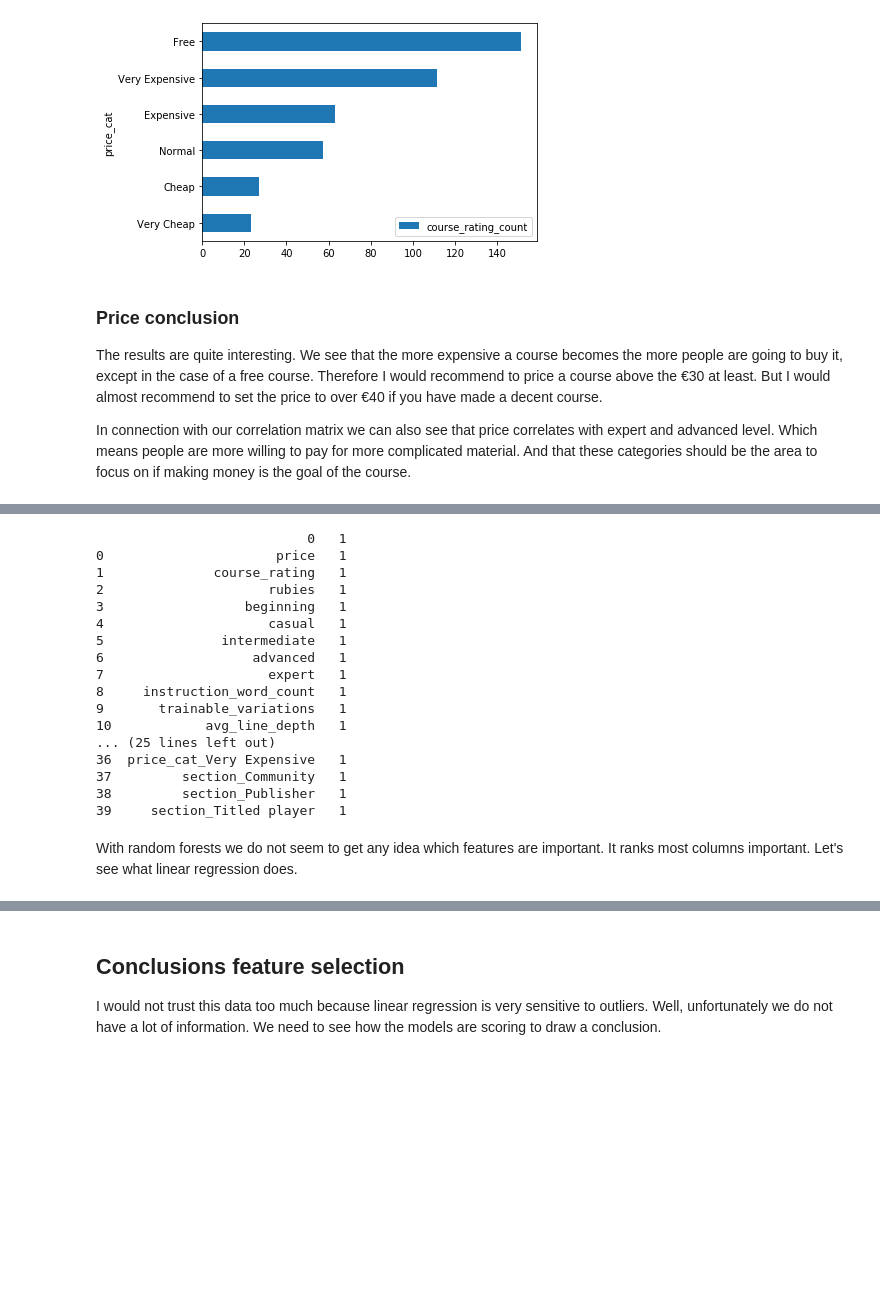
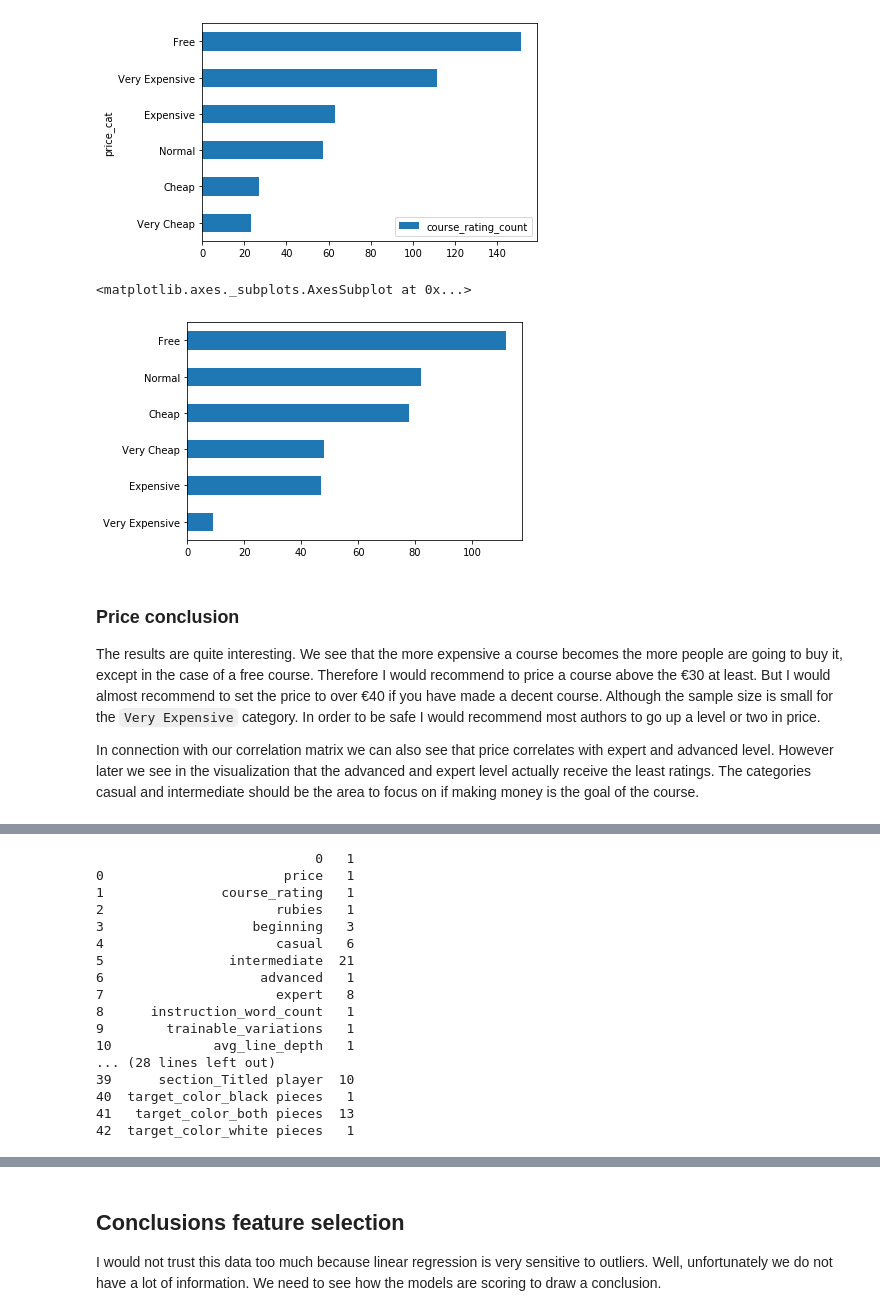
Before and after one commit to ChessNomad/chessable-courses, a Jupyter notebook: Scoring well on chessable.com.ipynb, the cells around one changed output, grey strips where cells are left out. Cells and saved outputs as stored; diff of their text form; code cells hidden in the pictures; blank space fills up the shorter version.

```diff
--- a/Scoring well on chessable.com.ipynb
+++ b/Scoring well on chessable.com.ipynb
@@ -253,11 +292,16 @@ Very Expensive           111.222222
 Free                     151.357143
 <matplotlib.axes._subplots.AxesSubplot at 0x...>
 [figure]
+# %%
+chessable.price_cat.value_counts().sort_values().plot.barh() #This counts the amount of courses
+# %% [output]
+<matplotlib.axes._subplots.AxesSubplot at 0x...>
+[figure, added]
 # %% [markdown]
 ### Price conclusion
-The results are quite interesting. We see that the more expensive a course becomes the more people are going to buy it, except in the case of a free course. Therefore I would recommend to price a course above the €30 at least. But I would almost recommend to set the price to over €40 if you have made a decent course.
+The results are quite interesting. We see that the more expensive a course becomes the more people are going to buy it, except in the case of a free course. Therefore I would recommend to price a course above the €30 at least. But I would almost recommend to set the price to over €40 if you have made a decent course. Although the sample size is small for the `Very Expensive` category. In order to be safe I would recommend most authors to go up a level or two in price.
 
-In connection with our correlation matrix we can also see that price correlates with expert and advanced level. Which means people are more willing to pay for more complicated material. And that these categories should be the area to focus on if making money is the goal of the course.
+In connection with our correlation matrix we can also see that price correlates with expert and advanced level. However later we see in the visualization that the advanced and expert level actually receive the least ratings. The categories casual and intermediate should be the area to focus on if making money is the goal of the course.
 # %% [markdown]
 ## Recursive feature elimination
 Right now it is time to use a decision tree model to select the features which are the most useful for predicting the course_rating_count. There will be a lot happening under the hood of the RFECV function. Basically it will train a few models and select the columns which give the most information gain.
@@ -291,7 +336,10 @@ from sklearn.feature_selection import RFECV
 from sklearn.ensemble import RandomForestRegressor
 from sklearn import preprocessing
 
-#Splitting in a train and target
+#shuffling the dataframe a bit
+chessable = chessable.sample(frac=1).reset_index(drop=True)
+
+#Splitting in a feature and target
 final = final.dropna(axis=1).select_dtypes(include=np.number)
 target = chessable['course_rating_count']
 final = final.drop('course_rating_count', axis=1)
@@ -308,23 +356,20 @@ selector.fit(final, target)
 
 print(pd.concat([pd.Series(final.columns), pd.Series(selector.ranking_)],axis=1)) #This creates an inclusion score. 1 is inclusion.
 # %% [output]
-                           0   1
-0                      price   1
-1              course_rating   1
-2                     rubies   1
-3                  beginning   1
-4                     casual   1
-5               intermediate   1
-6                   advanced   1
-7                     expert   1
-8     instruction_word_count   1
-9       trainable_variations   1
-10            avg_line_depth   1
-... (25 lines left out)
-36  price_cat_Very Expensive   1
-37         section_Community   1
-38         section_Publisher   1
-39     section_Titled player   1
+                            0   1
+0                       price   1
+1               course_rating   1
+2                      rubies   1
+3                   beginning   3
+4                      casual   6
+5                intermediate  21
+6                    advanced   1
+7                      expert   8
+8      instruction_word_count   1
+9        trainable_variations   1
+10             avg_line_depth   1
+... (28 lines left out)
+39      section_Titled player  10
+40  target_color_black pieces   1
+41   target_color_both pieces  13
+42  target_color_white pieces   1
-# %% [markdown]
-With random forests we do not seem to get any idea which features are important. It ranks most columns important.
-Let's see what linear regression does.
```
Also changed, not shown: parts of 12 cells of this notebook.
